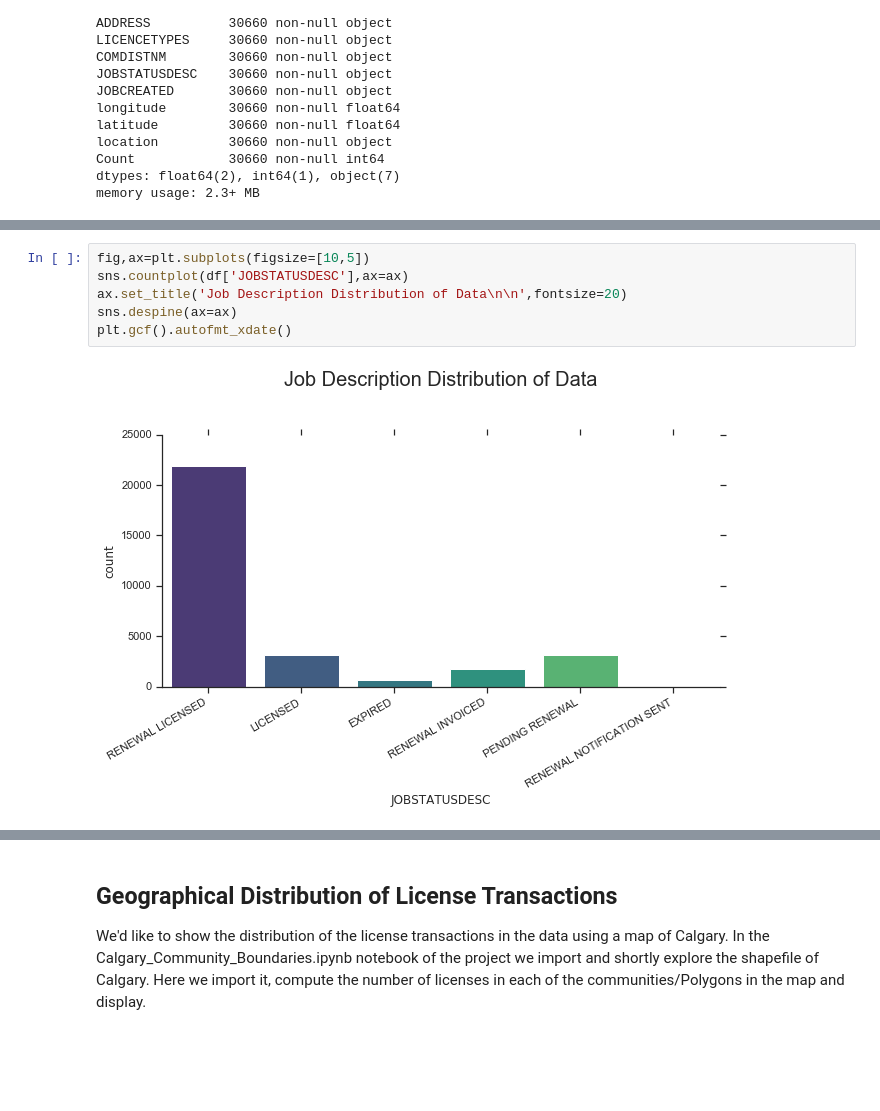
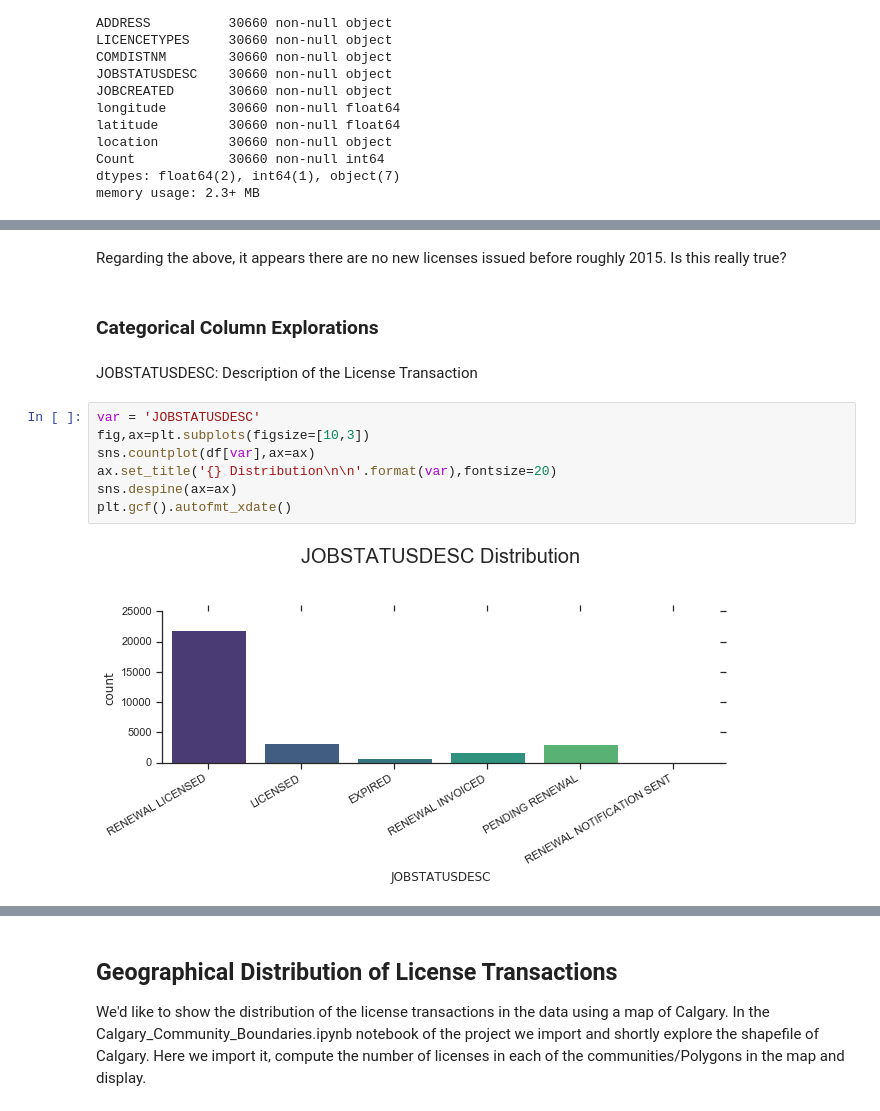
Before and after one commit to reubengazer/Calgary-Business-Licenses, a Jupyter notebook: Business_License_EDA.ipynb, the cells around one changed output, grey strips where cells are left out. Saved outputs shown, nothing was run; the diff lists cells and outputs as text; blank space fills up the shorter version.

```diff
--- a/Business_License_EDA.ipynb
+++ b/Business_License_EDA.ipynb
@@ -45,8 +64,15 @@ Unique values for categorical columns:
+# %% [markdown]
+Regarding the above, it appears there are no new licenses issued before roughly 2015. Is this really true?
+# %% [markdown]
+### Categorical Column Explorations
+# %% [markdown]
+JOBSTATUSDESC: Description of the License Transaction
 # %%
-fig,ax=plt.subplots(figsize=[10,5])
-sns.countplot(df['JOBSTATUSDESC'],ax=ax)
-ax.set_title('Job Description Distribution of Data\n\n',fontsize=20)
+var = 'JOBSTATUSDESC'
+fig,ax=plt.subplots(figsize=[10,3])
+sns.countplot(df[var],ax=ax)
+ax.set_title('{} Distribution\n\n'.format(var),fontsize=20)
 sns.despine(ax=ax)
 plt.gcf().autofmt_xdate()
 # %% [output]
-[figure, old version]
+[figure, new version]
```
Also changed, not shown: parts of 12 cells of this notebook.
